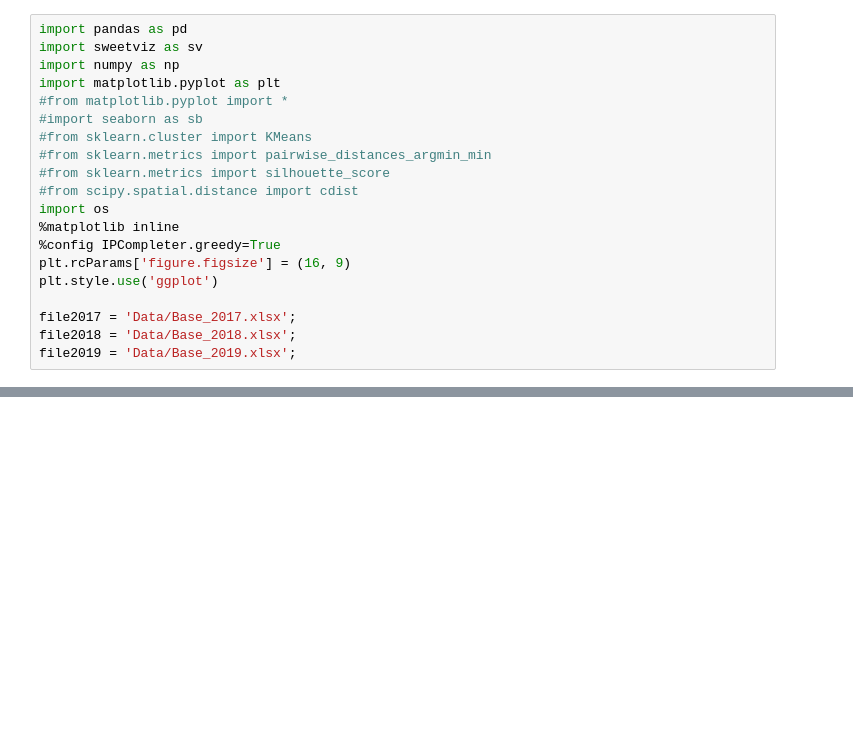
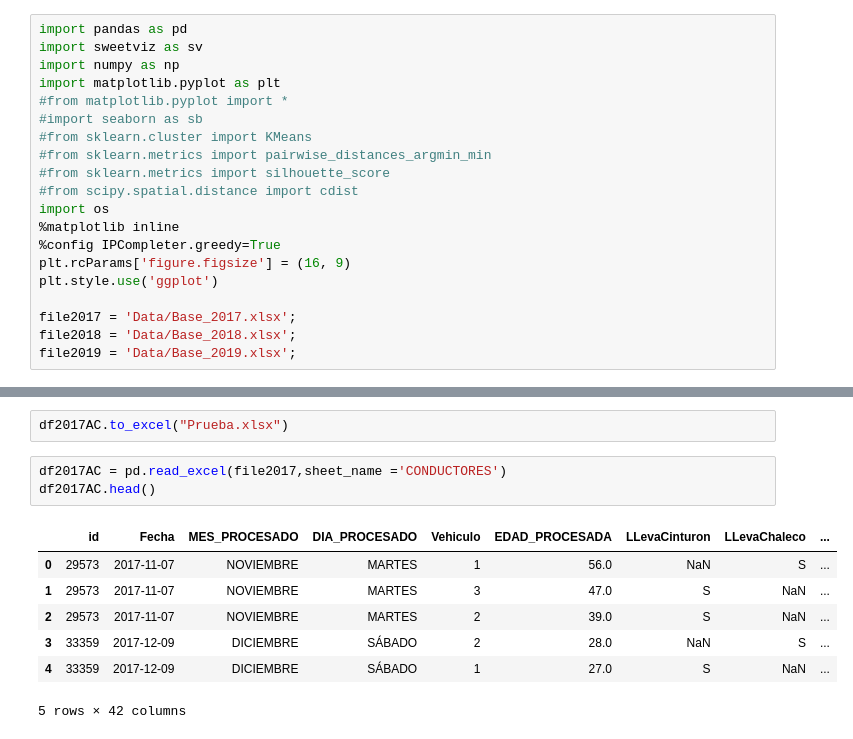
Before and after one commit to mateovlz/dsSeverityAccidents, a Jupyter notebook: Treatment.ipynb, the cells around one changed output, grey strips where cells are left out. Cells and saved outputs as stored; diff of their text form; blank space fills up the shorter version.

```diff
--- a/Treatment.ipynb
+++ b/Treatment.ipynb
@@ -45,0 +83,13 @@ df2017AC.describe()
+# %%
+df2017AC.to_excel("Prueba.xlsx")
+# %%
+df2017AC = pd.read_excel(file2017,sheet_name ='CONDUCTORES')
+df2017AC.head()
+# %% [output]
+|  | id | Fecha | MES_PROCESADO | DIA_PROCESADO | Vehiculo | EDAD_PROCESADA | LLevaCinturon | LLevaChaleco | ... |
+| 0 | 29573 | 2017-11-07 | NOVIEMBRE | MARTES | 1 | 56.0 | NaN | S | ... |
+| 1 | 29573 | 2017-11-07 | NOVIEMBRE | MARTES | 3 | 47.0 | S | NaN | ... |
+| 2 | 29573 | 2017-11-07 | NOVIEMBRE | MARTES | 2 | 39.0 | S | NaN | ... |
+| 3 | 33359 | 2017-12-09 | DICIEMBRE | SÁBADO | 2 | 28.0 | NaN | S | ... |
+| 4 | 33359 | 2017-12-09 | DICIEMBRE | SÁBADO | 1 | 27.0 | S | NaN | ... |
+5 rows × 42 columns
```
Also changed, not shown: parts of 11 cells of this notebook.
